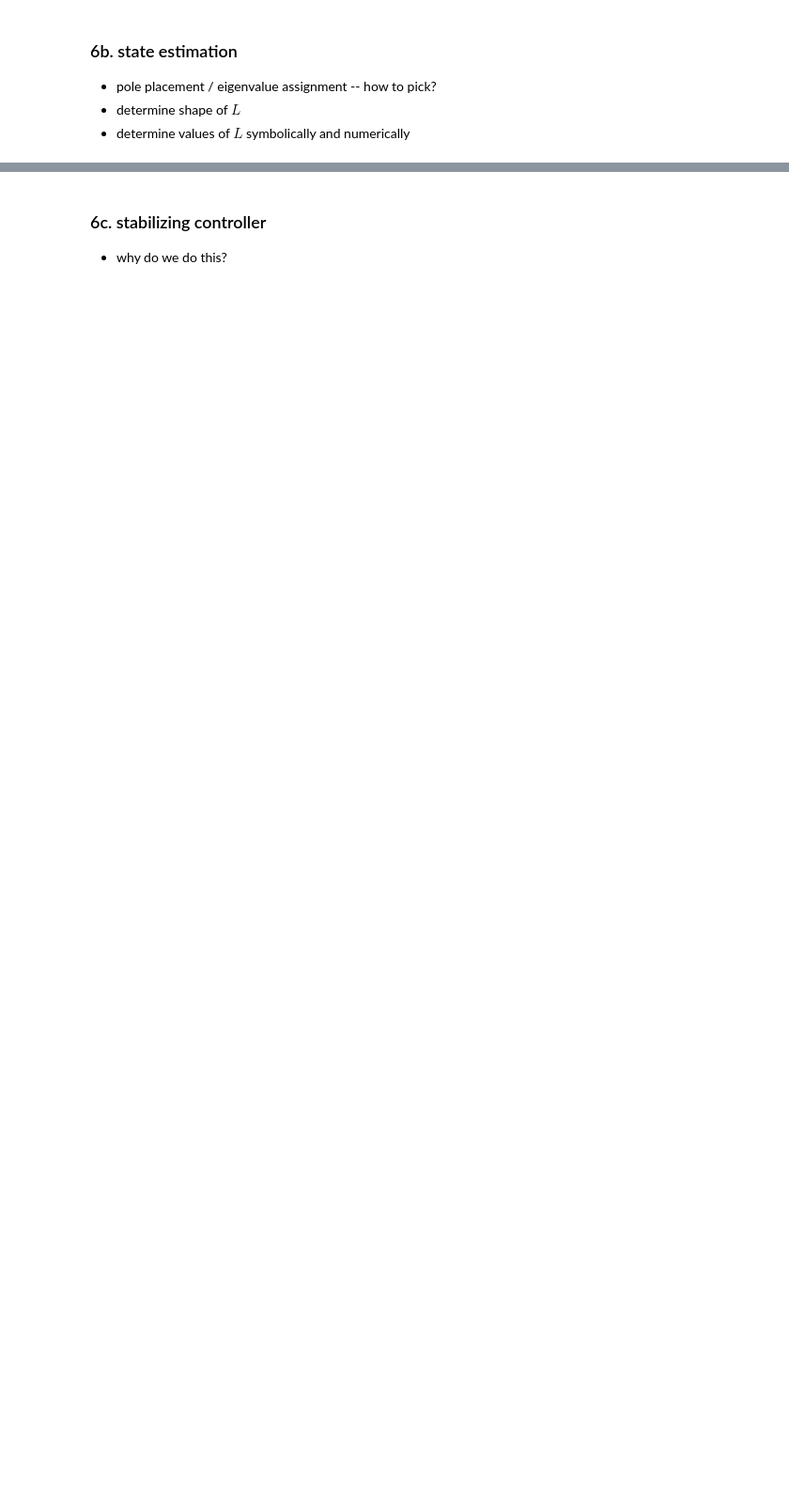
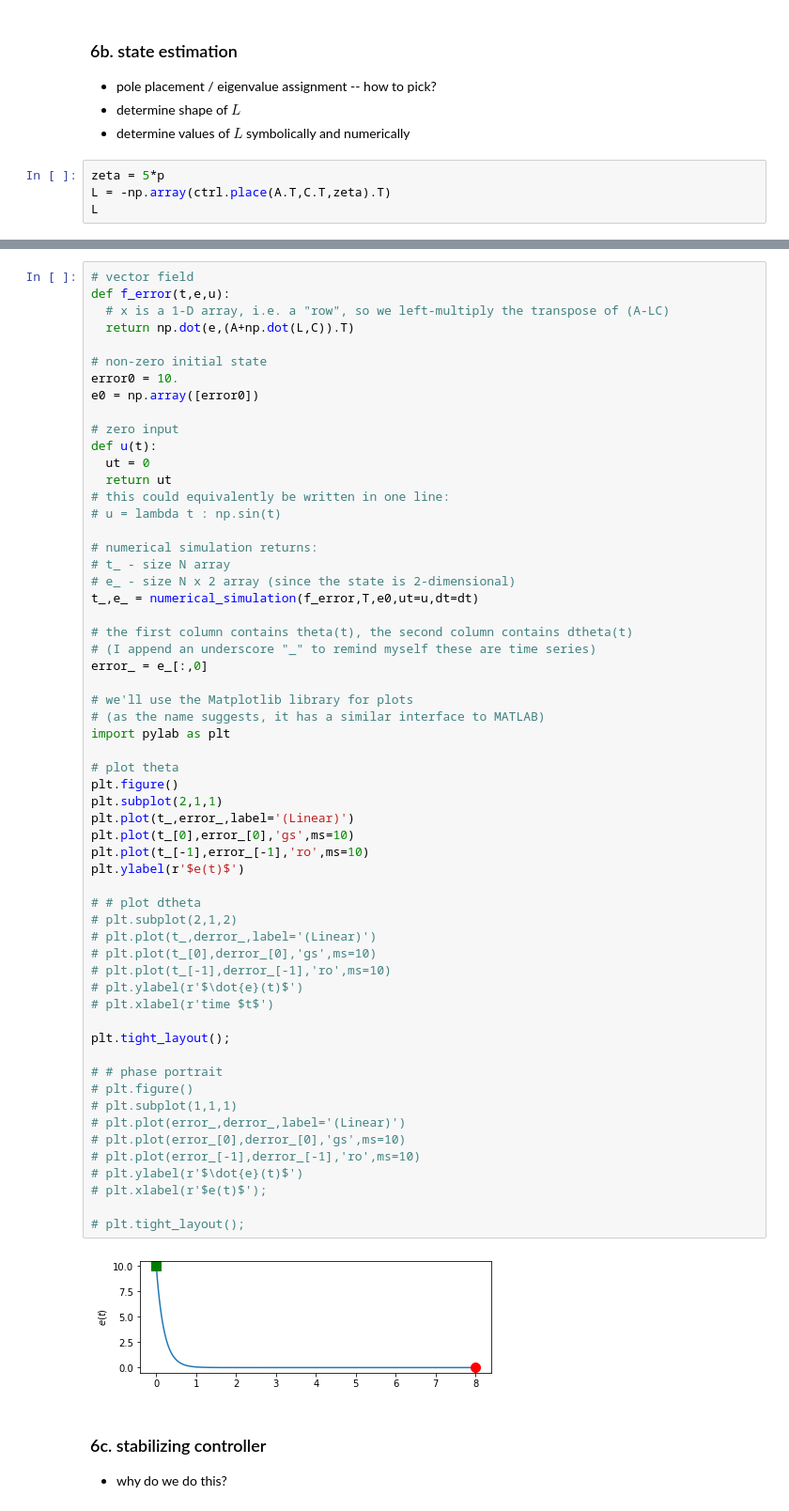
Before and after one commit to my-13/447, a Jupyter notebook: final review.ipynb, the cells around one changed output, grey strips where cells are left out. Shown: that part at 94% size. Drawn from its saved outputs; the diff is of its cells as text; blank space fills up the shorter version.

```diff
--- a/final review.ipynb
+++ b/final review.ipynb
@@ -32,3 +291,7 @@ $b = 50$ Ns/m (dampening coefficient)
 - pole placement / eigenvalue assignment -- how to pick?
 - determine shape of $L$
 - determine values of $L$ symbolically and numerically
+# %%
+zeta = 5*p
+L = -np.array(ctrl.place(A.T,C.T,zeta).T)
+L
@@ -35,3 +300,63 @@ $b = 50$ Ns/m (dampening coefficient)
+# %%
+# vector field
+def f_error(t,e,u):
+  # x is a 1-D array, i.e. a "row", so we left-multiply the transpose of (A-LC)
+  return np.dot(e,(A+np.dot(L,C)).T)
+
+# non-zero initial state
+error0 = 10.
+e0 = np.array([error0])
+
+# zero input
+def u(t):
+  ut = 0
+  return ut
+# this could equivalently be written in one line:
+# u = lambda t : np.sin(t)
+
+# numerical simulation returns:
+# t_ - size N array
+# e_ - size N x 2 array (since the state is 2-dimensional)
+t_,e_ = numerical_simulation(f_error,T,e0,ut=u,dt=dt)
+
+# the first column contains theta(t), the second column contains dtheta(t)
+# (I append an underscore "_" to remind myself these are time series)
+error_ = e_[:,0]
+
+# we'll use the Matplotlib library for plots
+# (as the name suggests, it has a similar interface to MATLAB)
+import pylab as plt
+
+# plot theta
+plt.figure()
+plt.subplot(2,1,1)
+plt.plot(t_,error_,label='(Linear)')
+plt.plot(t_[0],error_[0],'gs',ms=10)
+plt.plot(t_[-1],error_[-1],'ro',ms=10)
+plt.ylabel(r'$e(t)$')
+
+# # plot dtheta
+# plt.subplot(2,1,2)
+# plt.plot(t_,derror_,label='(Linear)')
+# plt.plot(t_[0],derror_[0],'gs',ms=10)
+# plt.plot(t_[-1],derror_[-1],'ro',ms=10)
+# plt.ylabel(r'$\dot{e}(t)$')
+# plt.xlabel(r'time $t$')
+
+plt.tight_layout();
+
+# # phase portrait
+# plt.figure()
+# plt.subplot(1,1,1)
+# plt.plot(error_,derror_,label='(Linear)')
+# plt.plot(error_[0],derror_[0],'gs',ms=10)
+# plt.plot(error_[-1],derror_[-1],'ro',ms=10)
+# plt.ylabel(r'$\dot{e}(t)$')
+# plt.xlabel(r'$e(t)$');
+
+# plt.tight_layout();
+# %% [output]
+[figure, added]
 # %% [markdown]
 ### 6c. stabilizing controller
 
```
Also changed, not shown: parts of 14 cells of this notebook.
